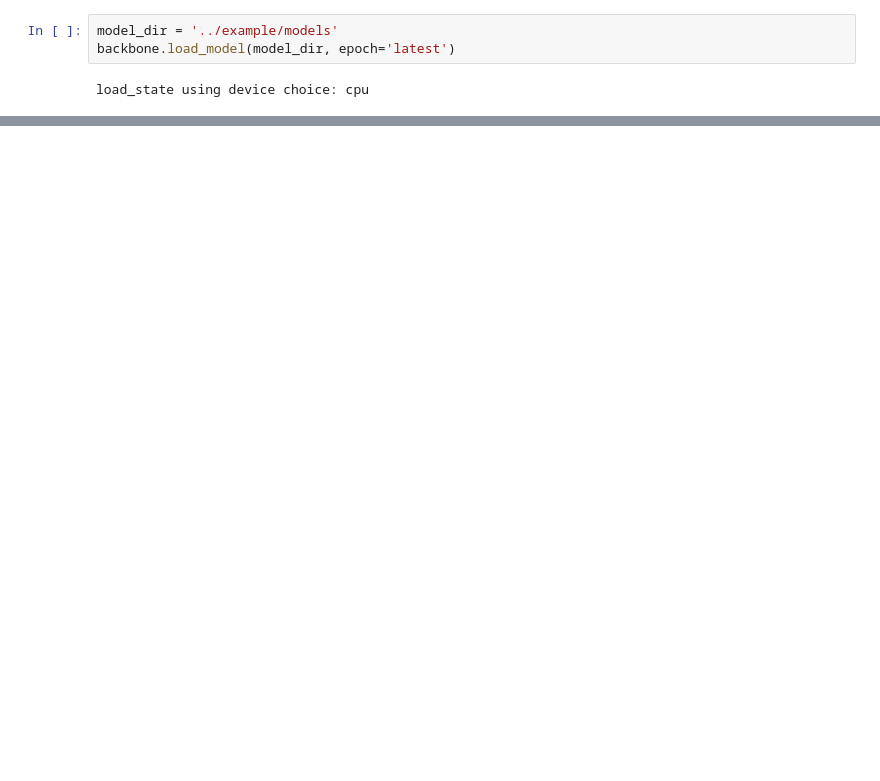
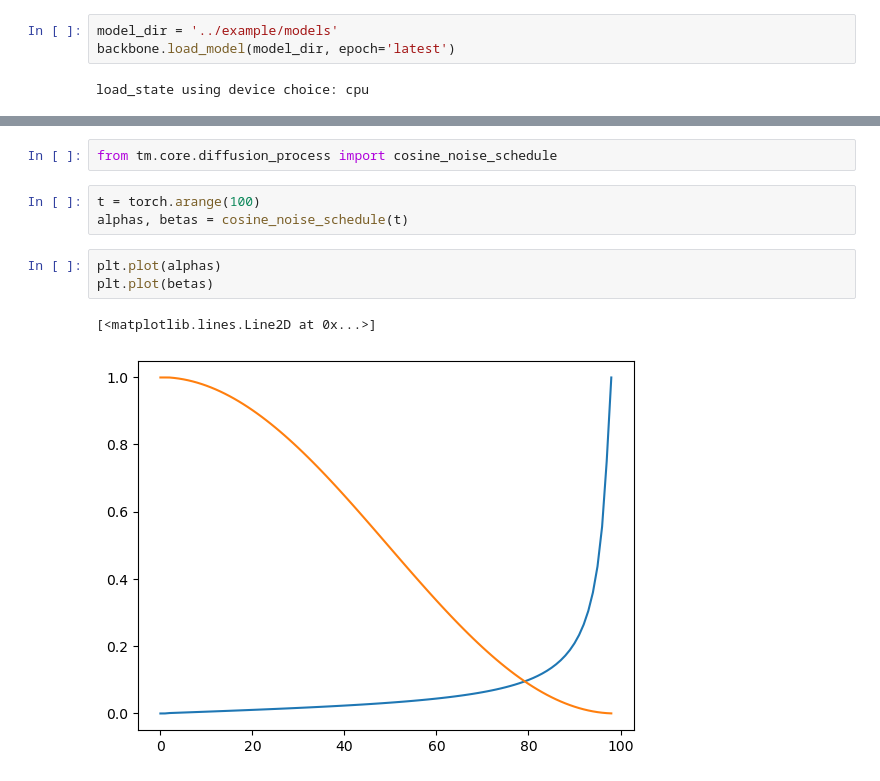
Before and after one commit to lherron2/thermodynamic-maps, a Jupyter notebook: nb/TM_nb.ipynb, the cells around one changed output, grey strips where cells are left out. Saved outputs shown, nothing was run; the diff lists cells and outputs as text; blank space fills up the shorter version.

```diff
--- a/nb/TM_nb.ipynb
+++ b/nb/TM_nb.ipynb
@@ -301,0 +349,11 @@ ERROR! Session/line number was not unique in database. History logging moved to
+# %%
+from tm.core.diffusion_process import cosine_noise_schedule
+# %%
+t = torch.arange(100)
+alphas, betas = cosine_noise_schedule(t)
+# %%
+plt.plot(alphas)
+plt.plot(betas)
+# %% [output]
+[<matplotlib.lines.Line2D at 0x...>]
+[figure, added]
```
Also changed, not shown: parts of 16 cells of this notebook, 1 other file.
